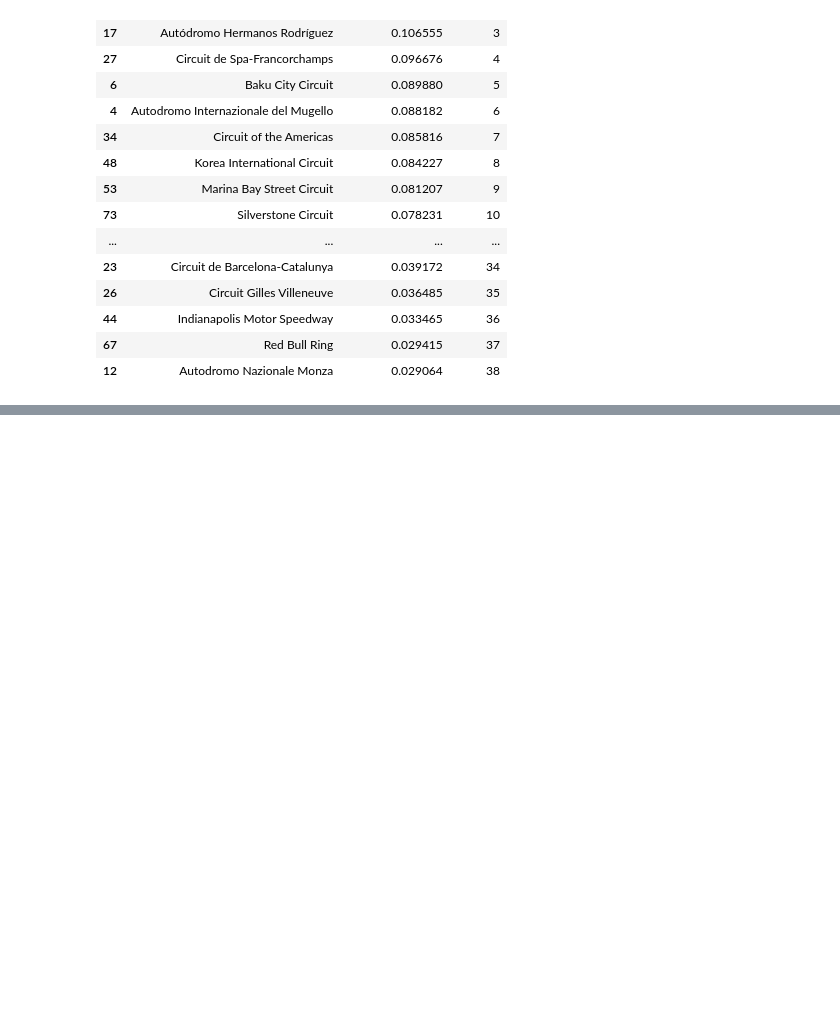
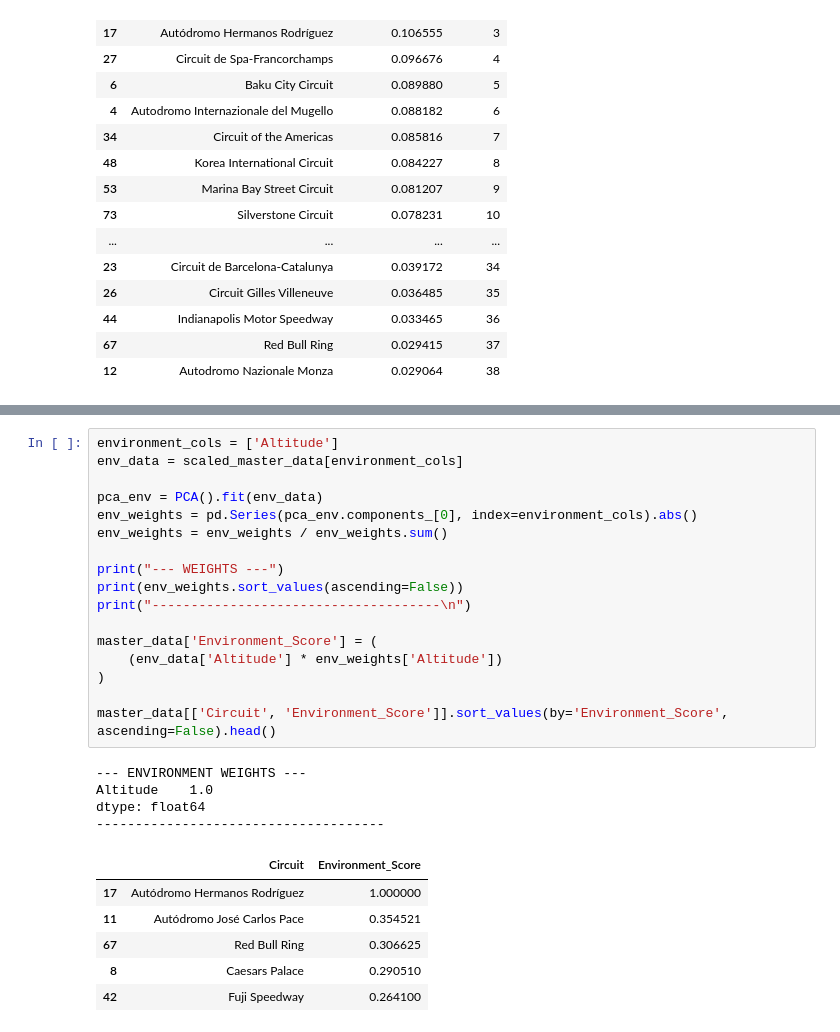
Before and after one commit to LukeHilliard/f1-complexity-index, a Jupyter notebook: analysis.ipynb, the cells around one changed output, grey strips where cells are left out. Cells and saved outputs as stored; diff of their text form; blank space fills up the shorter version.

```diff
--- a/analysis.ipynb
+++ b/analysis.ipynb
@@ -1046,0 +1078,28 @@ safety_cols = ['Safety_Car_Rate', 'Red_Flag_Rate']
+# %%
+environment_cols = ['Altitude']
+env_data = scaled_master_data[environment_cols]
+
+pca_env = PCA().fit(env_data)
+env_weights = pd.Series(pca_env.components_[0], index=environment_cols).abs()
+env_weights = env_weights / env_weights.sum()
+
+print("--- WEIGHTS ---")
+print(env_weights.sort_values(ascending=False))
+print("-------------------------------------\n")
+
+master_data['Environment_Score'] = (
+    (env_data['Altitude'] * env_weights['Altitude'])
+)
+
+master_data[['Circuit', 'Environment_Score']].sort_values(by='Environment_Score', ascending=False).head()
+# %% [output]
+--- ENVIRONMENT WEIGHTS ---
+Altitude    1.0
+dtype: float64
+-------------------------------------
+|  | Circuit | Environment_Score |
+| 17 | Autódromo Hermanos Rodríguez | 1.000000 |
+| 11 | Autódromo José Carlos Pace | 0.354521 |
+| 67 | Red Bull Ring | 0.306625 |
+| 8 | Caesars Palace | 0.290510 |
+| 42 | Fuji Speedway | 0.264100 |
```
Also changed, not shown: parts of 5 cells of this notebook.
